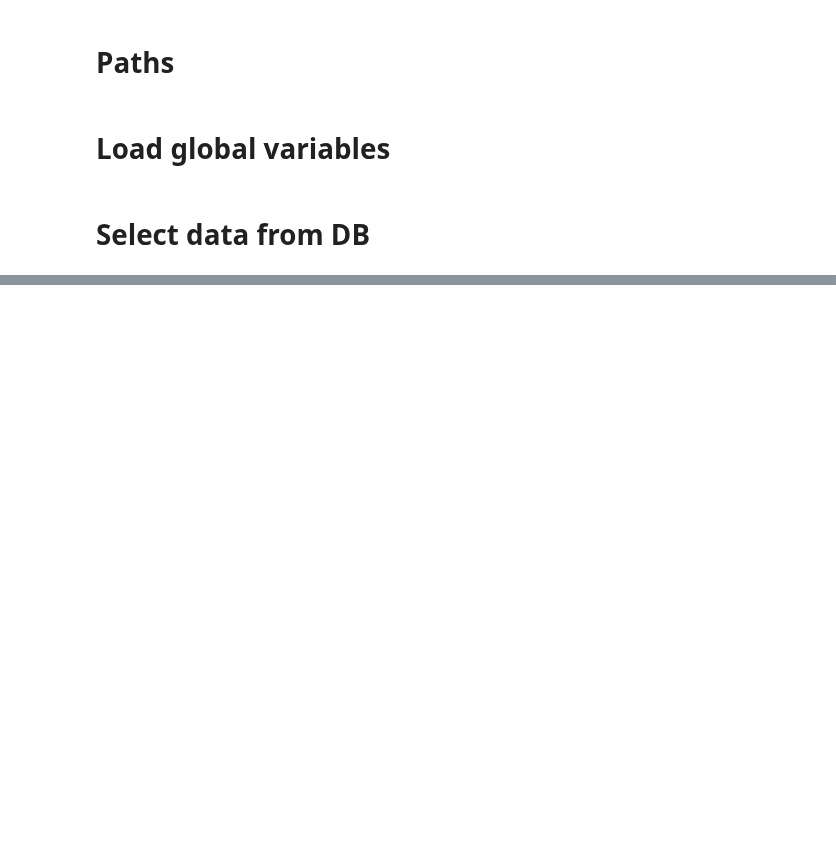
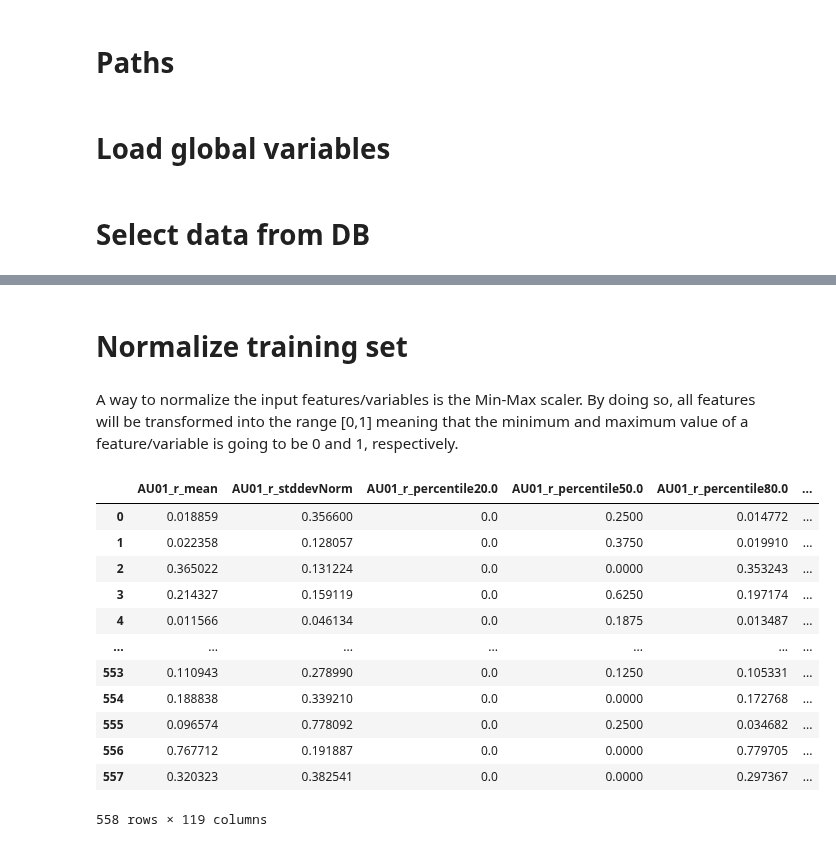
Before and after one commit to timlac/quan-machine-learning, a Jupyter notebook: python/notebooks/video analysis.ipynb, the cells around one changed output, grey strips where cells are left out. Saved outputs shown, nothing was run; the diff lists cells and outputs as text; code cells hidden in the pictures; blank space fills up the shorter version.

Commit message:
preprocessing in notebook

```diff
--- a/python/notebooks/video analysis.ipynb
+++ b/python/notebooks/video analysis.ipynb
@@ -294,0 +274,27 @@ KeyboardInterrupt:
+# %% [markdown]
+# Normalize training set
+# %% [markdown]
+A way to normalize the input features/variables is the Min-Max scaler. By doing so, all features will be transformed into the range [0,1] meaning that the minimum and maximum value of a feature/variable is going to be 0 and 1, respectively.
+# %%
+from sklearn import preprocessing
+
+X = df_tmp.drop(columns=['filename'])              # Get features from training set
+min_max_scaler = preprocessing.MinMaxScaler()                                   # Video min max scaler
+X_scaled = min_max_scaler.fit_transform(X)                                      # Fit and transform features
+X_scaled_df = pd.DataFrame(data=X_scaled, columns=X.columns.to_list())          # Create a dataframe from normalized features
+# %%
+X_scaled_df
+# %% [output]
+|  | AU01_r_mean | AU01_r_stddevNorm | AU01_r_percentile20.0 | AU01_r_percentile50.0 | AU01_r_percentile80.0 | ... |
+| 0 | 0.018859 | 0.356600 | 0.0 | 0.2500 | 0.014772 | ... |
+| 1 | 0.022358 | 0.128057 | 0.0 | 0.3750 | 0.019910 | ... |
+| 2 | 0.365022 | 0.131224 | 0.0 | 0.0000 | 0.353243 | ... |
+| 3 | 0.214327 | 0.159119 | 0.0 | 0.6250 | 0.197174 | ... |
+| 4 | 0.011566 | 0.046134 | 0.0 | 0.1875 | 0.013487 | ... |
+| ... | ... | ... | ... | ... | ... | ... |
+| 553 | 0.110943 | 0.278990 | 0.0 | 0.1250 | 0.105331 | ... |
+| 554 | 0.188838 | 0.339210 | 0.0 | 0.0000 | 0.172768 | ... |
+| 555 | 0.096574 | 0.778092 | 0.0 | 0.2500 | 0.034682 | ... |
+| 556 | 0.767712 | 0.191887 | 0.0 | 0.0000 | 0.779705 | ... |
+| 557 | 0.320323 | 0.382541 | 0.0 | 0.0000 | 0.297367 | ... |
+558 rows × 119 columns
```
Also changed, not shown: parts of 20 cells of this notebook, 10 other files.
